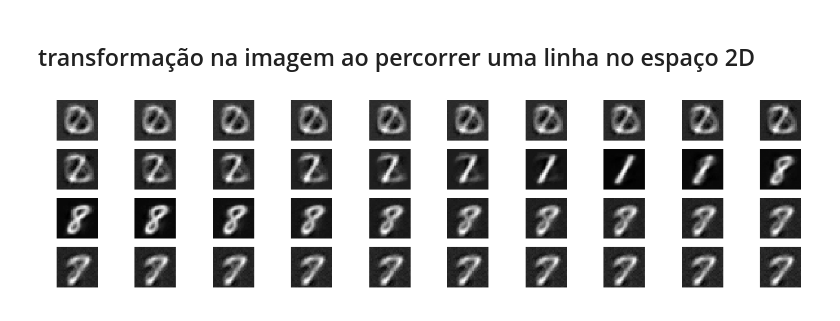
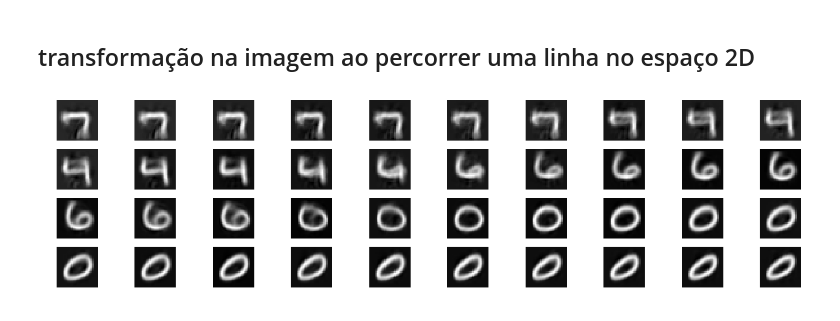
Before and after one commit to robertoalotufo/rnap, a Jupyter notebook: PyTorch/autoencoder.ipynb, the cells around one changed output. Saved outputs shown, nothing was run; the diff lists cells and outputs as text; code cells hidden in the pictures.

```diff
--- a/PyTorch/autoencoder.ipynb
+++ b/PyTorch/autoencoder.ipynb
@@ -185,22 +202,26 @@ plt.show()
 ## transformação na imagem ao percorrer uma linha no espaço 2D
 # %%
 n = 40
-x = np.linspace(-5.0, 10.0, n)
-y = np.linspace(10.0, -10.0, n)
+x = np.linspace(-10.0,  0.0, n)
+y = np.linspace(  5.0, -10.0, n)
 
 data = np.array([x, y]).T
 data = torch.from_numpy(data).type(torch.FloatTensor)
 
-out = trainer.model.decoder(Variable(data))
+data_in = Variable(data)
+if use_gpu:
+    data_in = data_in.cuda()
+
+out = trainer.model.decoder(data_in)
 out = out.view(-1, 28, 28)
 
 plt.figure(figsize=(20, 5))
 plt.gray()
 
 for i in range(n):
     ax = plt.subplot(4, n//4, i+1)
     plt.imshow(out[i].data.cpu().numpy().reshape(28, 28))
     plt.axis('off')
 plt.show()
 # %% [output]
-[figure, old version]
+[figure, new version]
```
Also changed, not shown: parts of 6 cells of this notebook.
